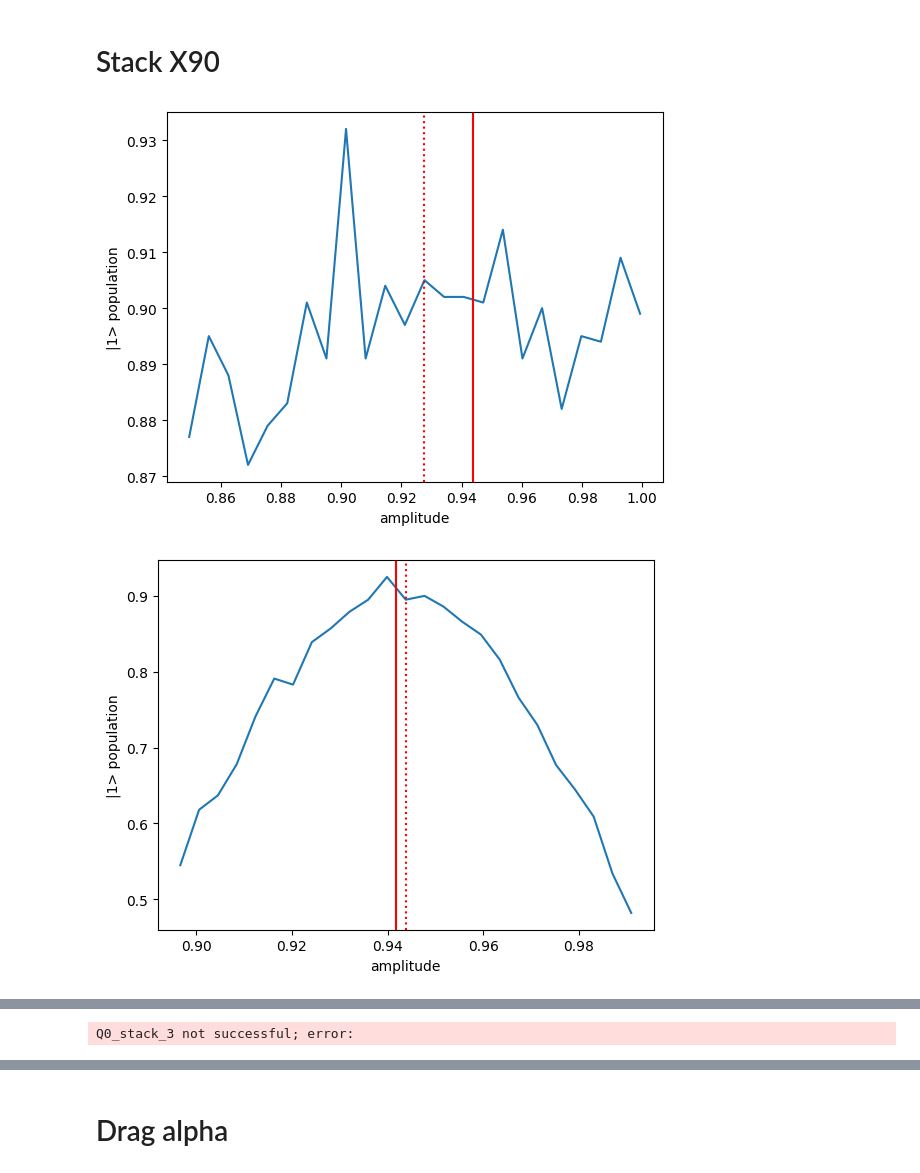
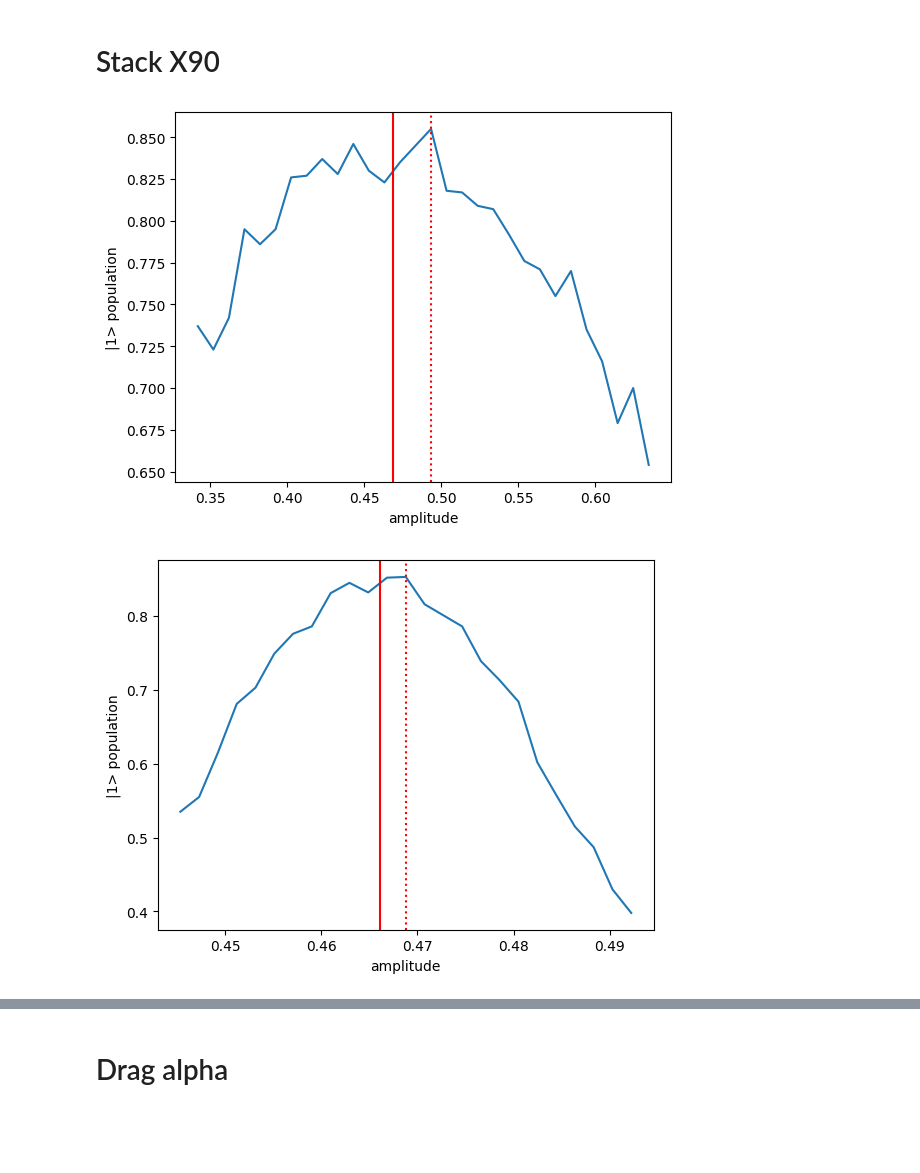
Before and after one commit to freaksie/chipcalibration, a Jupyter notebook: chipcali_fpgaml.ipynb, the cells around one changed output, grey strips where cells are left out. Cells and saved outputs as stored; diff of their text form; code cells hidden in the pictures; blank space fills up the shorter version.

```diff
--- a/chipcali_fpgaml.ipynb
+++ b/chipcali_fpgaml.ipynb
@@ -234,7 +233,7 @@ dict_keys(['cmd_buf', 'env_buffers', 'freq_buffers'])
 # print(ap['0']['freq_buffers'][1])
 # asmparse.freqparse(ap['0']['cmd_buf'][1])
 # %%
-acq_data=jobman.runner.load_and_run_acq(ap,n_total_shots=1, acq_chans={'0':2,'1':3},
+acq_data=jobman.runner.load_and_run_acq(ap,n_total_shots=5000, acq_chans={'0':2,'1':0},
                                           trig_delay=40e-6,decimator=0)
 # %%
 print(acq_data['0'].max(),acq_data['1'])
@@ -281,7 +262,7 @@ reload(ch)
 qchip = qc.QChip(qchippath+'/qubitcfg.json')
 # qubits = ['Q1', 'Q2','Q3']
 # qubits = ['Q%d'%i for i in range(8)]
-qubits = ['Q0']
+qubits = ['Q1']
 nwidth = 40
 pulse_widths = np.linspace(4.e-9, 400.e-9, nwidth)
 nshot=20
@@ -488,7 +469,7 @@ qchip = qc.QChip(qchippath+'/qubitcfg.json')
 # qubits = ['Q7']
 # qubits = ['Q0','Q1','Q2','Q3']
 qubits = ['Q%d'%i for i in range(8)]
-qubits = ['Q0']
+qubits = ['Q1']
 target_twidth = 32e-9
 num_partitions = 50
 irabiamp = rabiamp.RabiAmpSweeper(qubits, target_twidth, qchip, fpga_config, channel_configs,
@@ -586,7 +567,7 @@ import chipcalibration.rabi_experiments as rabi_experiments
 reload(rabi_experiments)
 from chipcalibration.rabi_experiments import TimeRabi
 # %%
-q='Q0'
+q='Q1'
 taxis=np.linspace(0.e-9, 240e-9, 40)
 irabitime = TimeRabi(target_qubit=[q], readout_register=[q], drive_amplitude=calibrated_X90_drive_amps[q],
                      pulse_width_interval=taxis, rabigate='rabi_drag')
@@ -701,26 +682,26 @@ plt.plot(c1[0],c1[1],marker='$%s$'%labels[1],color='red')
 # %%
 import chipcalibration.graph as graph
 import chipcalibration.repeated_xgates as rx
 qchip = qc.QChip(qchippath+'/qubitcfg.json')
-qubits=['Q0']
+qubits=['Q1']
 reload(rx)
 initratio=dict(Q0=0.1,Q1=0.3,Q7=0.25,Q5=0.3,Q2=0.3,Q3=0.3,Q4=0.2,Q6=0.15)
 cal_graph = graph.CalibrationGraph()
 for qubit in qubits:
     cal_graph.add_calibration_step('{}_stack_0'.format(qubit),
                                    rx.XGateRepetition([qubit], initratio[qubit], 30, 0),
                                    [qubit], shots_per_circuit=1000)
     cal_graph.add_calibration_step('{}_stack_1'.format(qubit),
                                    rx.XGateRepetition([qubit], 0.05, 25, 5),
                                    [qubit], predecessor_nodes=['{}_stack_0'.format(qubit)], shots_per_circuit=1000)
                                 #    [qubit], shots_per_circuit=1000)
     cal_graph.add_calibration_step('{}_stack_2'.format(qubit),
                                    rx.XGateRepetition([qubit], 0.025, 25, 10),
                                    [qubit], predecessor_nodes=['{}_stack_1'.format(qubit)], shots_per_circuit=1000)
     cal_graph.add_calibration_step('{}_stack_3'.format(qubit),
                                    rx.XGateRepetition([qubit], 0.01, 25, 40),
                                    [qubit], predecessor_nodes=['{}_stack_2'.format(qubit)], shots_per_circuit=1000)
 cal_graph.run_calibration(jobman, qchip, show_plots=True)
 # %% [output]
-[figure, old version]
+[figure, new version]
-[figure, old version]
+[figure, new version]
@@ -728 +708,0 @@ cal_graph.run_calibration(jobman, qchip, show_plots=True)
-Q0_stack_3 not successful; error:
```
Also changed, not shown: parts of 43 cells of this notebook, 3 other files.
